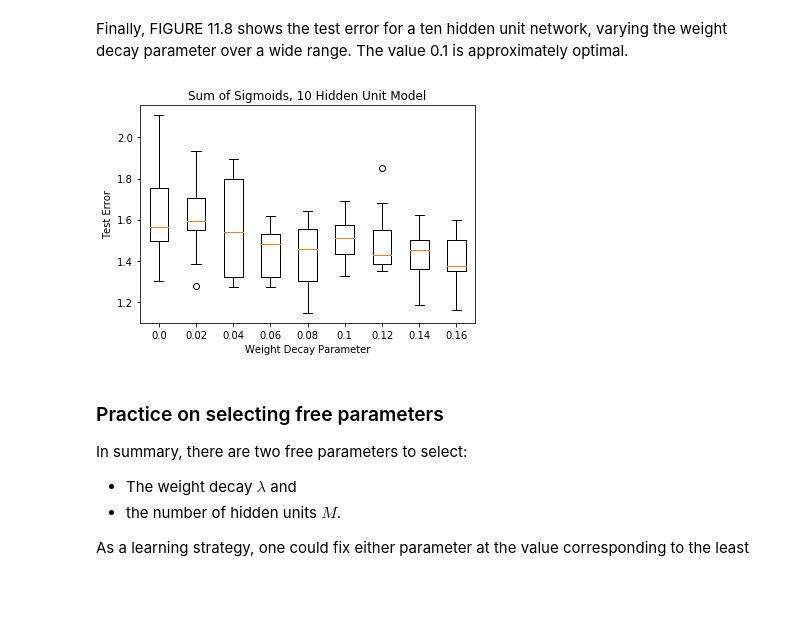
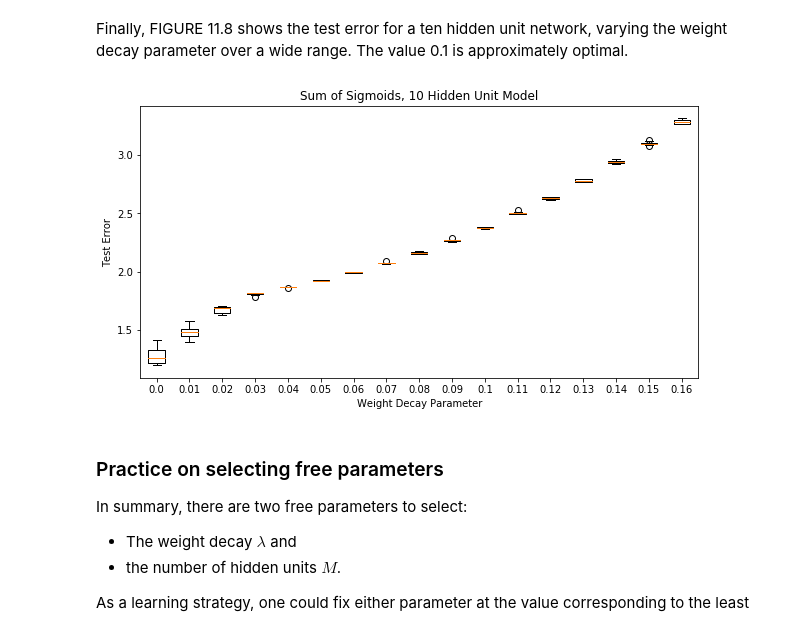
Before and after one commit to dgkim5360/the-elements-of-statistical-learning-notebooks, a Jupyter notebook: chapter11-neural-networks/section06-example-simulated-data.ipynb, the cells around one changed output. Cells and saved outputs as stored; diff of their text form; code cells hidden in the pictures; blank space fills up the shorter version.

Commit message:
Try to use the PyTorch right
Some succeeds, others fails...

```diff
--- a/chapter11-neural-networks/section06-example-simulated-data.ipynb
+++ b/chapter11-neural-networks/section06-example-simulated-data.ipynb
@@ -123,7 +157,7 @@ for a single hidden layer neural network with the number of units as indicated.
 """
 size_train = 100
 size_test = 10000
-learning_rate = 1e-6
+learning_rate = .1
 
 # Generate training data for sigmoid models
 (train_x_sigmoid,
@@ -435,55 +417,37 @@ Finally, FIGURE 11.8 shows the test error for a ten hidden unit network, varying
 The test error is displayed for ten different starting weights,
 for a single hidden neural network with ten hidden units and
 weights decay parameter value as indicated."""
-model_10wd = torch.nn.Sequential(
-    torch.nn.Linear(2, 10, bias=False),
-    torch.nn.Sigmoid(),
-    torch.nn.Linear(10, 1, bias=False),
-)
-
-weight_decay = scipy.arange(0, 0.161, 0.02)
-optimizers_10wd = [
-    torch.optim.SGD(model_10wd.parameters(),
-                    lr=learning_rate,
-                    weight_decay=wd)
-    for wd in weight_decay
-]
-
 errors_test_10wd = []
-
-for wd in scipy.arange(0, 0.161, 0.02):
-    model = torch.nn.Sequential(
-        torch.nn.Linear(2, 10, bias=False),
-        torch.nn.Sigmoid(),
-        torch.nn.Linear(10, 1, bias=False),
-    )
-    optimizer = torch.optim.SGD(model.parameters(),
-                                lr=learning_rate,
-                                weight_decay=wd)
+wds = scipy.arange(0, 0.161, 0.01)
+for wd in wds:
     errors_per_model = []
     for _ in range(10):
-        loss_fn = torch.nn.MSELoss(size_average=False)
-        train(model, loss_fn, optimizer, niter, torch_x_sigmoid, torch_y_sigmoid)
+        model = SigmoidModel(10)
+        loss_fn = torch.nn.MSELoss()
+        optimizer = torch.optim.SGD(model.parameters(),
+                                    lr=learning_rate,
+                                    weight_decay=wd)
+        train(model, loss_fn, optimizer, epochs, torch_x_sigmoid, torch_y_sigmoid)
 
-        test_loss_fn = torch.nn.MSELoss()
         test_loss = test(model,
-                         test_loss_fn,
+                         loss_fn,
                          torch_x_sigmoid_test,
                          torch_y_sigmoid_test)
 
         errors_per_model.append(test_loss.data[0])
     errors_test_10wd.append(errors_per_model)
 # %%
-fig4 = plt.figure(4)
+"""OMG, this plot completely goes in a reverse way ;("""
+fig4 = plt.figure(4, figsize=(10, 5))
 ax41 = fig4.add_subplot(1, 1, 1)
 ax41.boxplot((errors_test_10wd/errrate_bayes_sigmoid).T,
-             labels=scipy.arange(0, .161, .02))
+             labels=wds)
 ax41.set_xlabel('Weight Decay Parameter')
 ax41.set_ylabel('Test Error')
 ax41.set_title('Sum of Sigmoids, 10 Hidden Unit Model')
 plt.show()
 # %% [output]
-[figure, old version]
+[figure, new version]
 # %% [markdown]
 ### Practice on selecting free parameters
 
```
Also changed, not shown: parts of 15 cells of this notebook.
